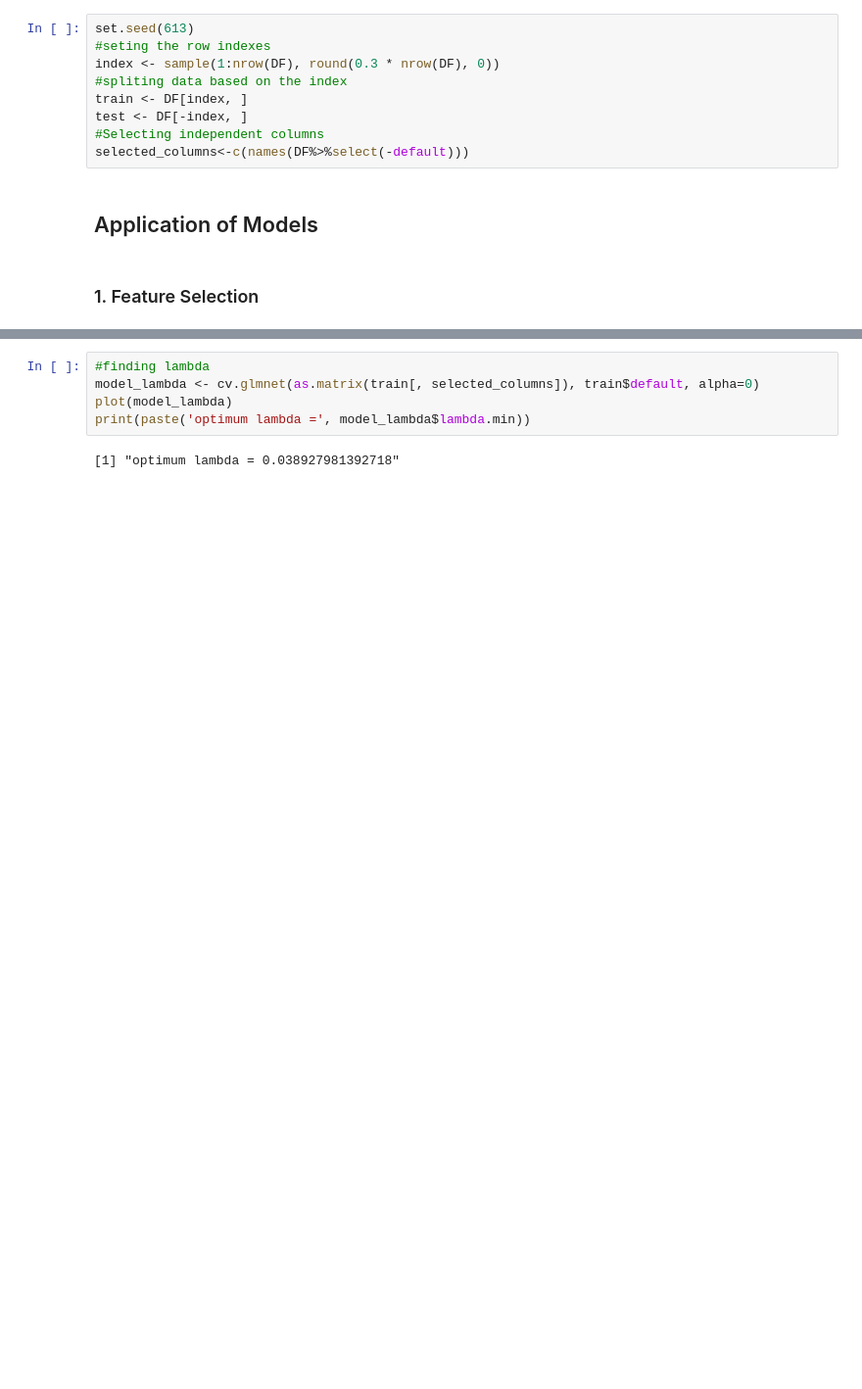
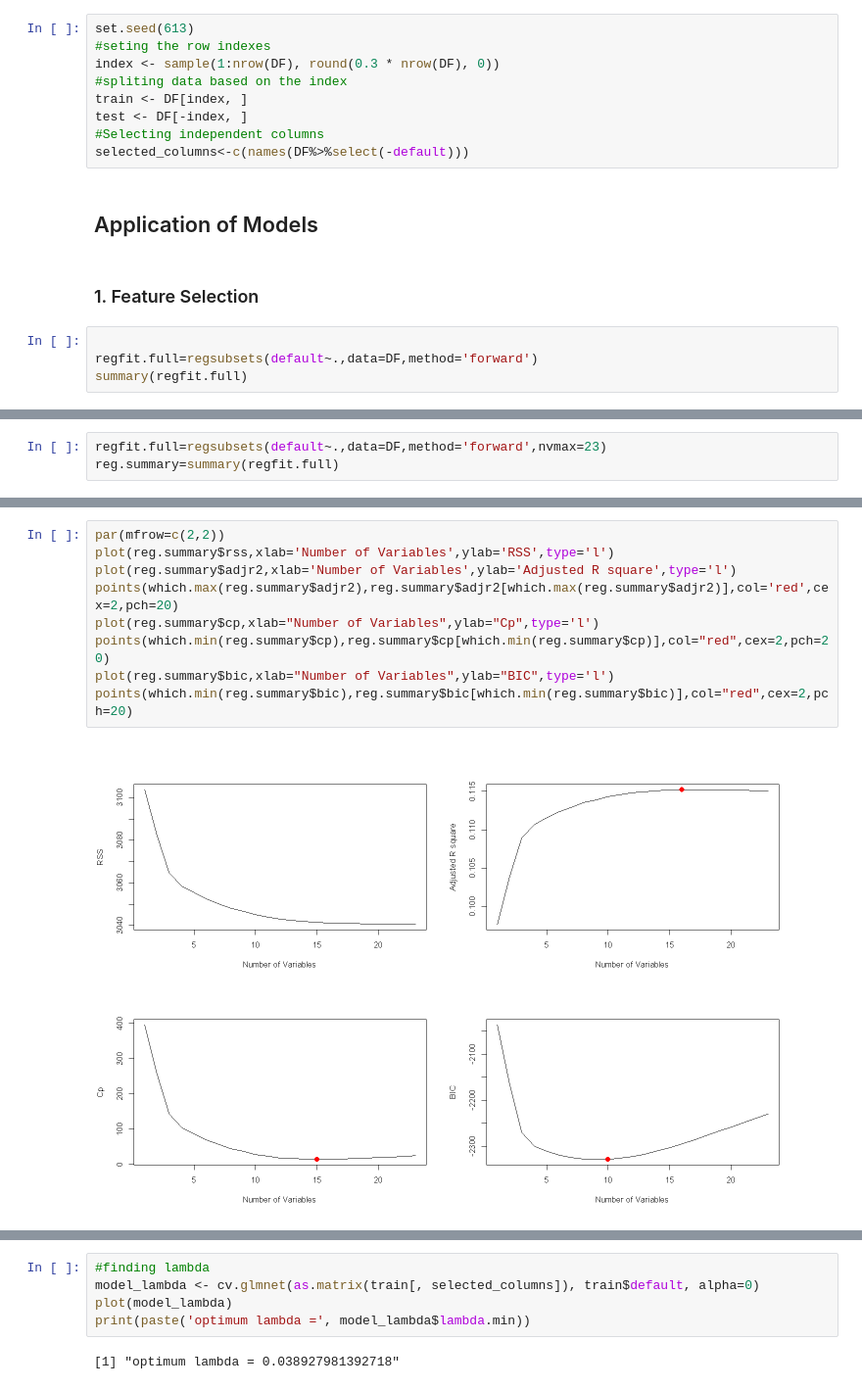
Before and after one commit to alipourmotlagh/MBD_statistical_learning, a Jupyter notebook: Individual Project/Motlagh_Project.ipynb, the cells around one changed output, grey strips where cells are left out. Shown at 98% size. Cells and saved outputs as stored; diff of their text form; blank space fills up the shorter version.

```diff
--- a/Individual Project/Motlagh_Project.ipynb
+++ b/Individual Project/Motlagh_Project.ipynb
@@ -387,3 +391,7 @@ selected_columns<-c(names(DF%>%select(-default)))
 ## Application of Models
 # %% [markdown]
 ### 1. Feature Selection
+# %%
+
+regfit.full=regsubsets(default~.,data=DF,method='forward')
+summary(regfit.full)
@@ -389,0 +416,3 @@ selected_columns<-c(names(DF%>%select(-default)))
+# %%
+regfit.full=regsubsets(default~.,data=DF,method='forward',nvmax=23)
+reg.summary=summary(regfit.full)
@@ -389,0 +430,11 @@ selected_columns<-c(names(DF%>%select(-default)))
+# %%
+par(mfrow=c(2,2))
+plot(reg.summary$rss,xlab='Number of Variables',ylab='RSS',type='l')
+plot(reg.summary$adjr2,xlab='Number of Variables',ylab='Adjusted R square',type='l')
+points(which.max(reg.summary$adjr2),reg.summary$adjr2[which.max(reg.summary$adjr2)],col='red',cex=2,pch=20)
+plot(reg.summary$cp,xlab="Number of Variables",ylab="Cp",type='l')
+points(which.min(reg.summary$cp),reg.summary$cp[which.min(reg.summary$cp)],col="red",cex=2,pch=20)
+plot(reg.summary$bic,xlab="Number of Variables",ylab="BIC",type='l')
+points(which.min(reg.summary$bic),reg.summary$bic[which.min(reg.summary$bic)],col="red",cex=2,pch=20)
+# %% [output]
+[figure, added]
```
Also changed, not shown: parts of 7 cells of this notebook, 1 other file.
